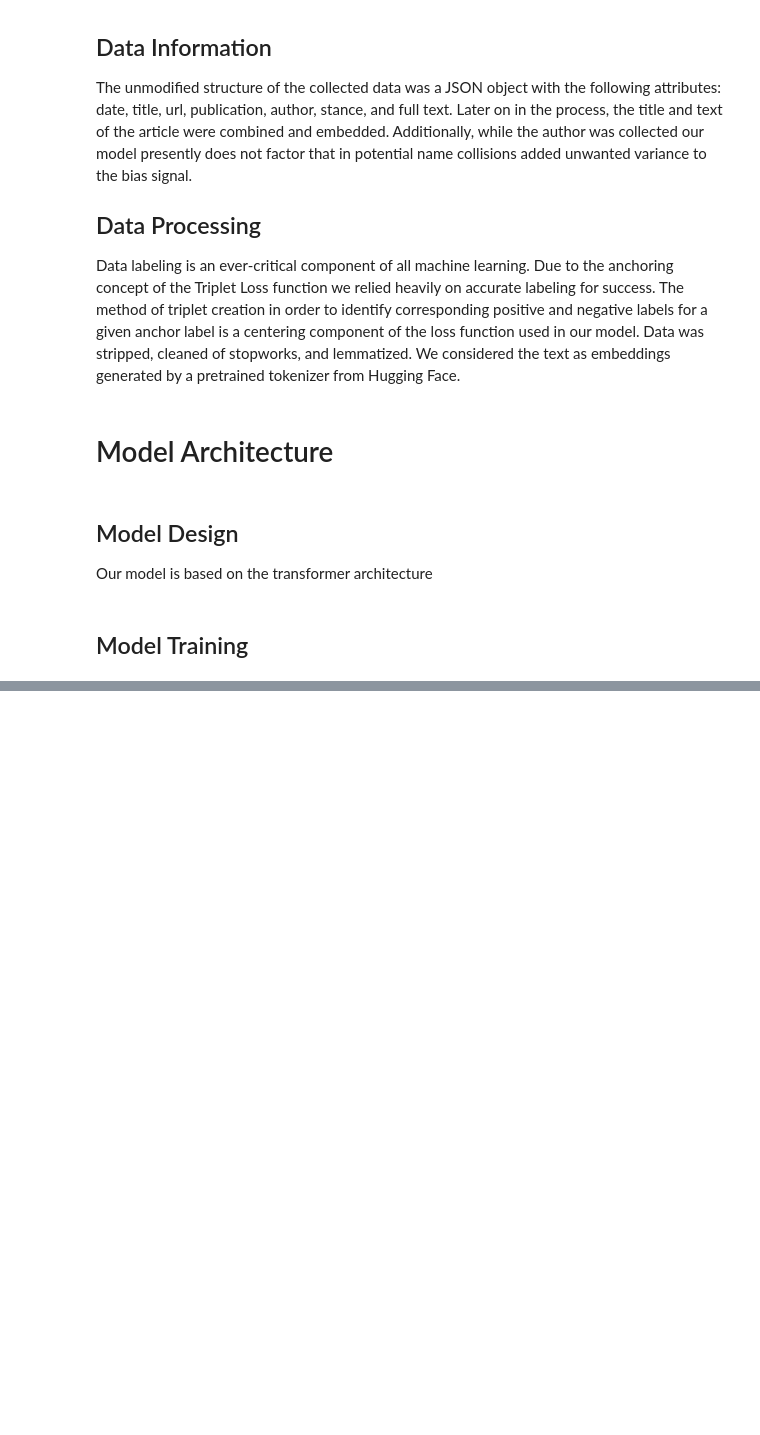
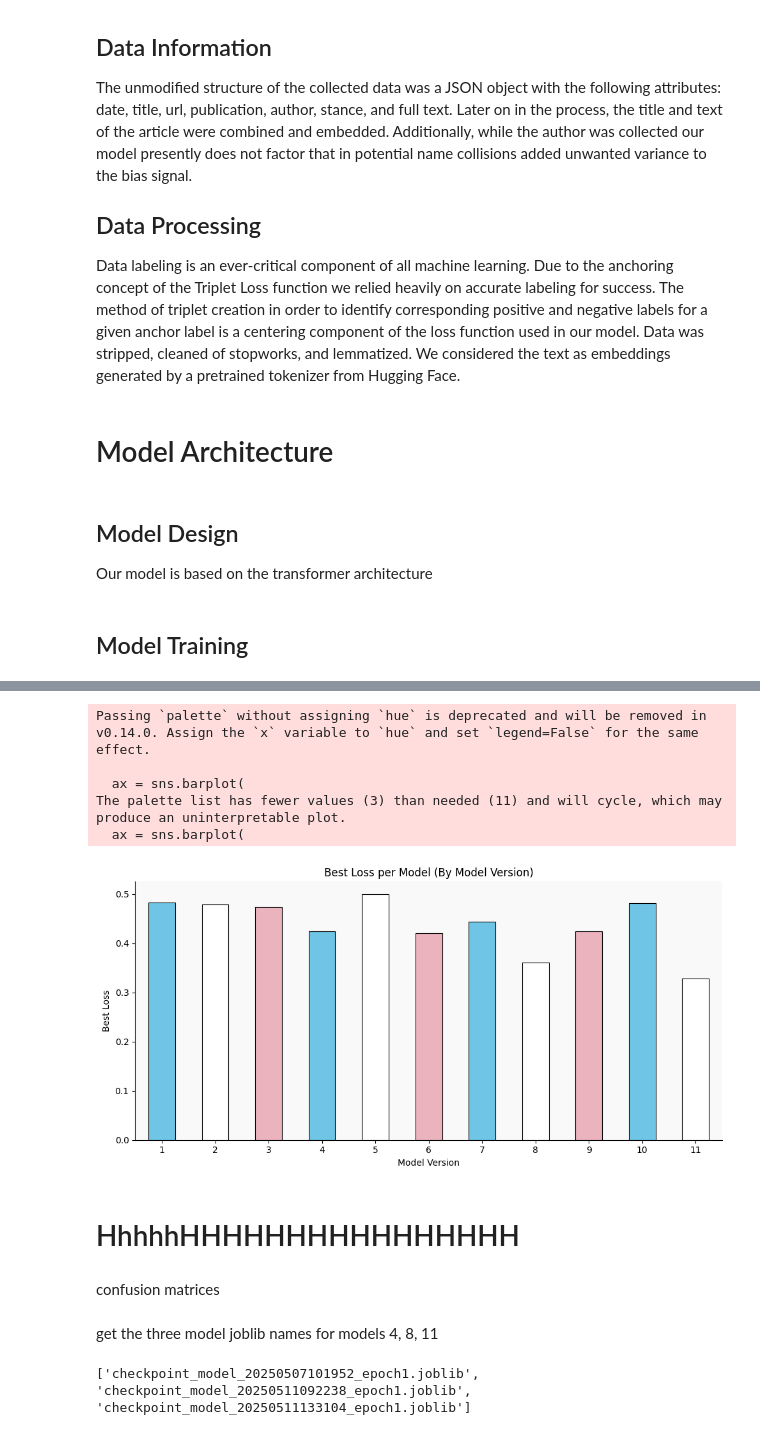
Before and after one commit to teaton20/lgbtq.ai, a Jupyter notebook: airflow-docker/report.ipynb, the cells around one changed output, grey strips where cells are left out. Drawn from its saved outputs; the diff is of its cells as text; code cells hidden in the pictures; blank space fills up the shorter version.

```diff
--- a/airflow-docker/report.ipynb
+++ b/airflow-docker/report.ipynb
@@ -324,0 +363,43 @@ IndexError: list index out of range
+# %%
+# Group by model_id and get the best loss (no sorting)
+best_loss_per_model_chrono = (
+    df_loss.groupby("model_id")["loss"]
+    .min()
+    .reset_index()
+)
+
+# Preserve chronological order (model_id = 1, 2, ..., 11)
+model_order_chrono = best_loss_per_model_chrono["model_id"]
+
+# Plot
+plt.figure(figsize=(10, 5))
+ax = sns.barplot(
+    data=best_loss_per_model_chrono,
+    x="model_id",
+    y="loss",
+    palette=trans_palette,
+    order=model_order_chrono,
+    width=0.5,
+    edgecolor="black",
+    linewidth=0.8
+)
+ax.set_facecolor("#f9f9f9")  # 🧼 Off-white background for bar area only
+
+plt.title("Best Loss per Model (By Model Version)")
+plt.xlabel("Model Version")
+plt.ylabel("Best Loss")
+plt.xticks(rotation=0)
+sns.despine()  # 🔥 Clean up plot borders
+plt.tight_layout()
+plt.show()
+# %% [output]
+Passing `palette` without assigning `hue` is deprecated and will be removed in v0.14.0. Assign the `x` variable to `hue` and set `legend=False` for the same effect.
+
+  ax = sns.barplot(
+The palette list has fewer values (3) than needed (11) and will cycle, which may produce an uninterpretable plot.
+  ax = sns.barplot(
+[figure, added]
+# %% [markdown]
+# HhhhhHHHHHHHHHHHHHHHH
+# %% [markdown]
+confusion matrices
@@ -324,0 +409,15 @@ IndexError: list index out of range
+# %% [markdown]
+get the three model joblib names for models 4, 8, 11
+# %%
+best_checkpoints = (
+    df_loss.sort_values("loss")
+    .groupby("model_id", as_index=False)
+    .first()
+)
+
+# Get model_ids 4, 8, and 11
+target_models = best_checkpoints[best_checkpoints["model_id"].isin([4, 8, 11])]
+target_model_files = target_models["model_file"].tolist()
+print(target_model_files)
+# %% [output]
+['checkpoint_model_20250507101952_epoch1.joblib', 'checkpoint_model_20250511092238_epoch1.joblib', 'checkpoint_model_20250511133104_epoch1.joblib']
```
Also changed, not shown: parts of 20 cells of this notebook, 23 other files.
